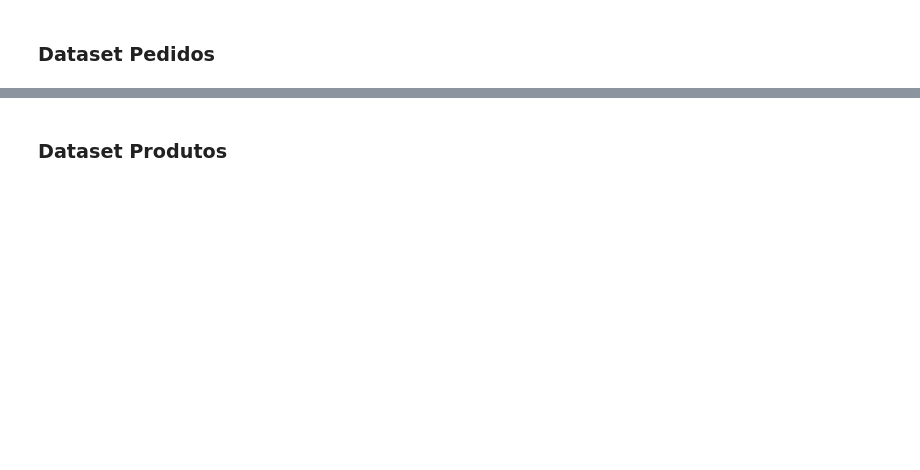
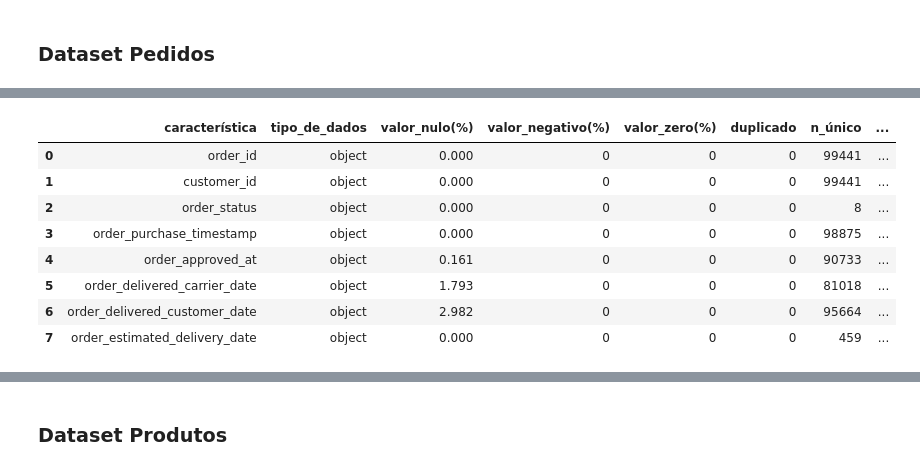
Before and after one commit to leonildolinck/Projeto-Ecossistema-de-BigData, a Jupyter notebook: Projeto-BigData.ipynb, the cells around one changed output, grey strips where cells are left out. Saved outputs shown, nothing was run; the diff lists cells and outputs as text; code cells hidden in the pictures; blank space fills up the shorter version.

```diff
--- a/Projeto-BigData.ipynb
+++ b/Projeto-BigData.ipynb
@@ -212,0 +300,12 @@ df_orders.head(10)
+# %%
+analise(df_orders)
+# %% [output]
+|  | característica | tipo_de_dados | valor_nulo(%) | valor_negativo(%) | valor_zero(%) | duplicado | n_único | ... |
+| 0 | order_id | object | 0.000 | 0 | 0 | 0 | 99441 | ... |
+| 1 | customer_id | object | 0.000 | 0 | 0 | 0 | 99441 | ... |
+| 2 | order_status | object | 0.000 | 0 | 0 | 0 | 8 | ... |
+| 3 | order_purchase_timestamp | object | 0.000 | 0 | 0 | 0 | 98875 | ... |
+| 4 | order_approved_at | object | 0.161 | 0 | 0 | 0 | 90733 | ... |
+| 5 | order_delivered_carrier_date | object | 1.793 | 0 | 0 | 0 | 81018 | ... |
+| 6 | order_delivered_customer_date | object | 2.982 | 0 | 0 | 0 | 95664 | ... |
+| 7 | order_estimated_delivery_date | object | 0.000 | 0 | 0 | 0 | 459 | ... |
```
Also changed, not shown: parts of 76 cells of this notebook.
